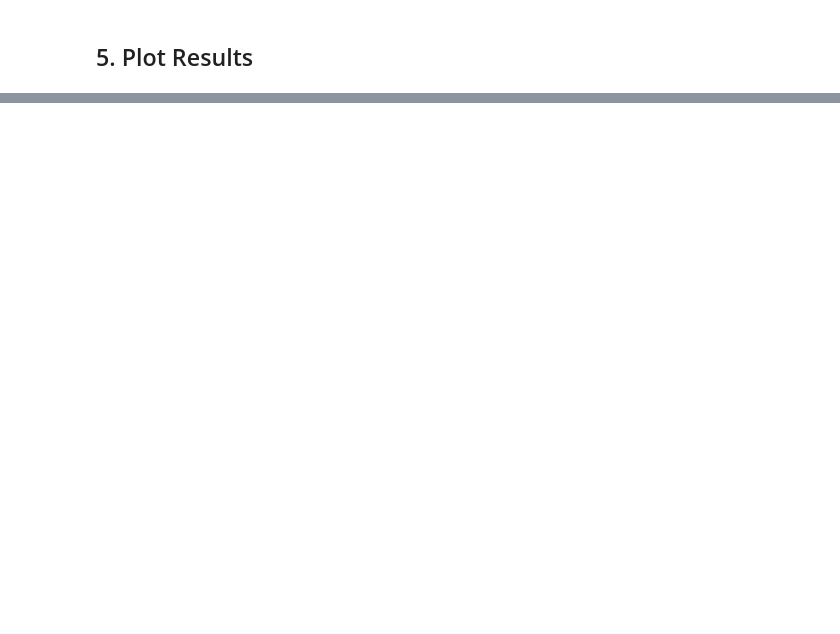
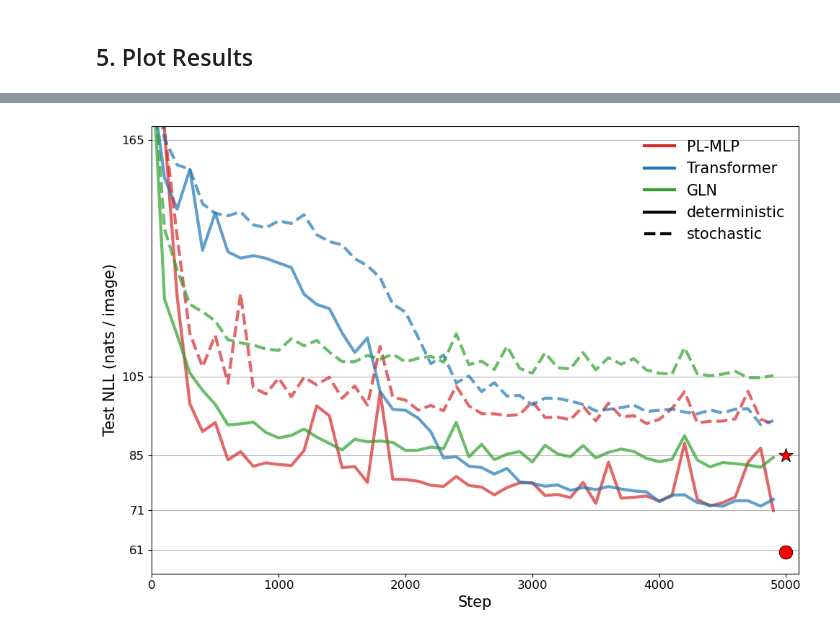
Before and after one commit to YuxinB/MINST_DensityEstimation, a Jupyter notebook: notebook/MNIST_Online.ipynb, the cells around one changed output, grey strips where cells are left out. Drawn from its saved outputs; the diff is of its cells as text; code cells hidden in the pictures; blank space fills up the shorter version.

```diff
--- a/notebook/MNIST_Online.ipynb
+++ b/notebook/MNIST_Online.ipynb
@@ -1291,0 +1257,74 @@ plt.show()
+# %%
+
+
+# --- Clean labels: only model names (legend will encode det/sto via linestyle keys) ---
+labels_clean = [
+    "PL-MLP", "Transformer", "GLN",
+    "PL-MLP", "Transformer", "GLN",
+]
+
+# --- Plot ---
+fig, ax = plt.subplots(figsize=(10, 7))
+ax.set_yscale(FuncScale(ax, (forward, inverse)))
+
+for x, y, lab, c, ls in curves:
+    # replace label with clean version by mapping original -> clean
+    lab_clean = lab.replace(" deterministic", "").replace(" stochastic", "")
+    ax.plot(x, y, label=lab_clean, color=c, linestyle=ls, linewidth=3, alpha=0.7)
+
+# Offline points: keep on plot, but keep them OUT of legend
+ax.scatter([5000], [offline_det], marker='o', s=180, c='red',
+           edgecolors='k', linewidths=0.6, zorder=3, label="_nolegend_")
+ax.scatter([5000], [offline_sto], marker='*', s=220, c='red',
+           edgecolors='k', linewidths=0.6, zorder=3, label="_nolegend_")
+
+# axes limits/ticks...
+ax.set_xlim(left=0, right=5100)
+ax.set_ylim(ymin, ymax)
+
+ax.set_xticks([0, 1000, 2000, 3000, 4000, 5000])
+ax.set_xticklabels([str(t) for t in ax.get_xticks()])
+
+yticks = [
+    int(np.rint(offline_det)),
+    int(np.rint(final_min)),
+    int(np.rint(offline_sto)),
+    int(np.rint(final_max)),
+    165,
+]
+
+ax.set_yticks(yticks)
+ax.set_yticklabels([str(t) for t in yticks])
+
+# add thin horizontal lines at those y-ticks
+for y in yticks:
+    ax.axhline(y, linewidth=0.8, alpha=0.3, color="k", zorder=0)
+
+ax.set_yticklabels([str(t) for t in ax.get_yticks()])
+
+ax.tick_params(axis="x", labelsize=12)
+ax.tick_params(axis="y", labelsize=12)
+
+ax.set_xlabel("Step", fontsize=15)
+ax.set_ylabel("Test NLL (nats / image)", fontsize=15)
+
+# Optional: keep your numeric annotations (no hlines) OR remove entirely
+
+# --- Custom legend (3 models + det/sto key) ---
+model_handles = [
+    Line2D([0], [0], color="tab:red",   lw=3, linestyle="-", label="PL-MLP"),
+    Line2D([0], [0], color="tab:blue",  lw=3, linestyle="-", label="Transformer"),
+    Line2D([0], [0], color="tab:green", lw=3, linestyle="-", label="GLN"),
+]
+style_handles = [
+    Line2D([0], [0], color="k", lw=3, linestyle="-",  label="deterministic"),
+    Line2D([0], [0], color="k", lw=3, linestyle="--", label="stochastic"),
+]
+
+handles = model_handles + style_handles
+ax.legend(handles=handles, loc="upper right", frameon=False, fontsize=15)
+
+plt.tight_layout()
+plt.show()
+# %% [output]
+[figure, added]
```
Also changed, not shown: parts of 6 cells of this notebook, 3 other files.
